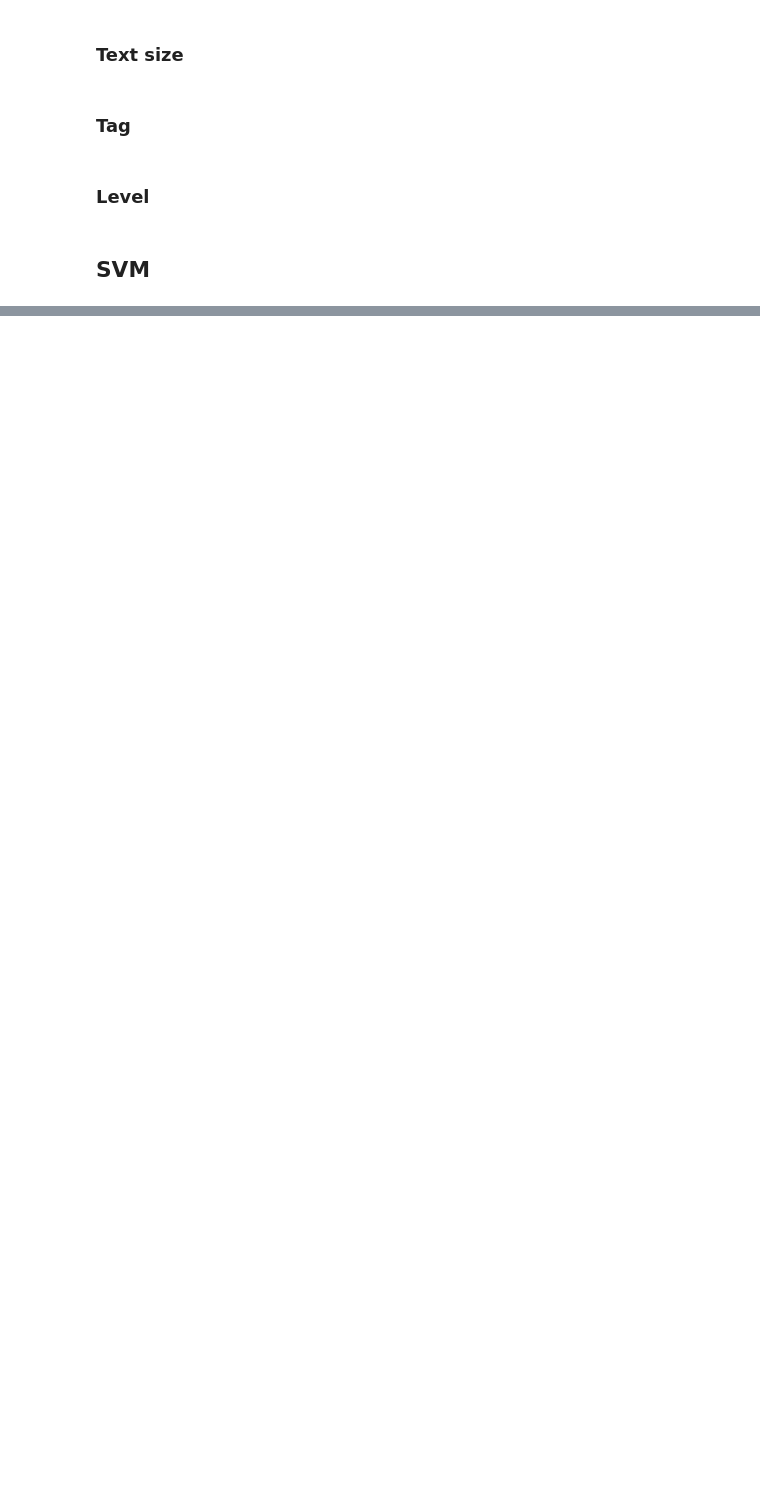
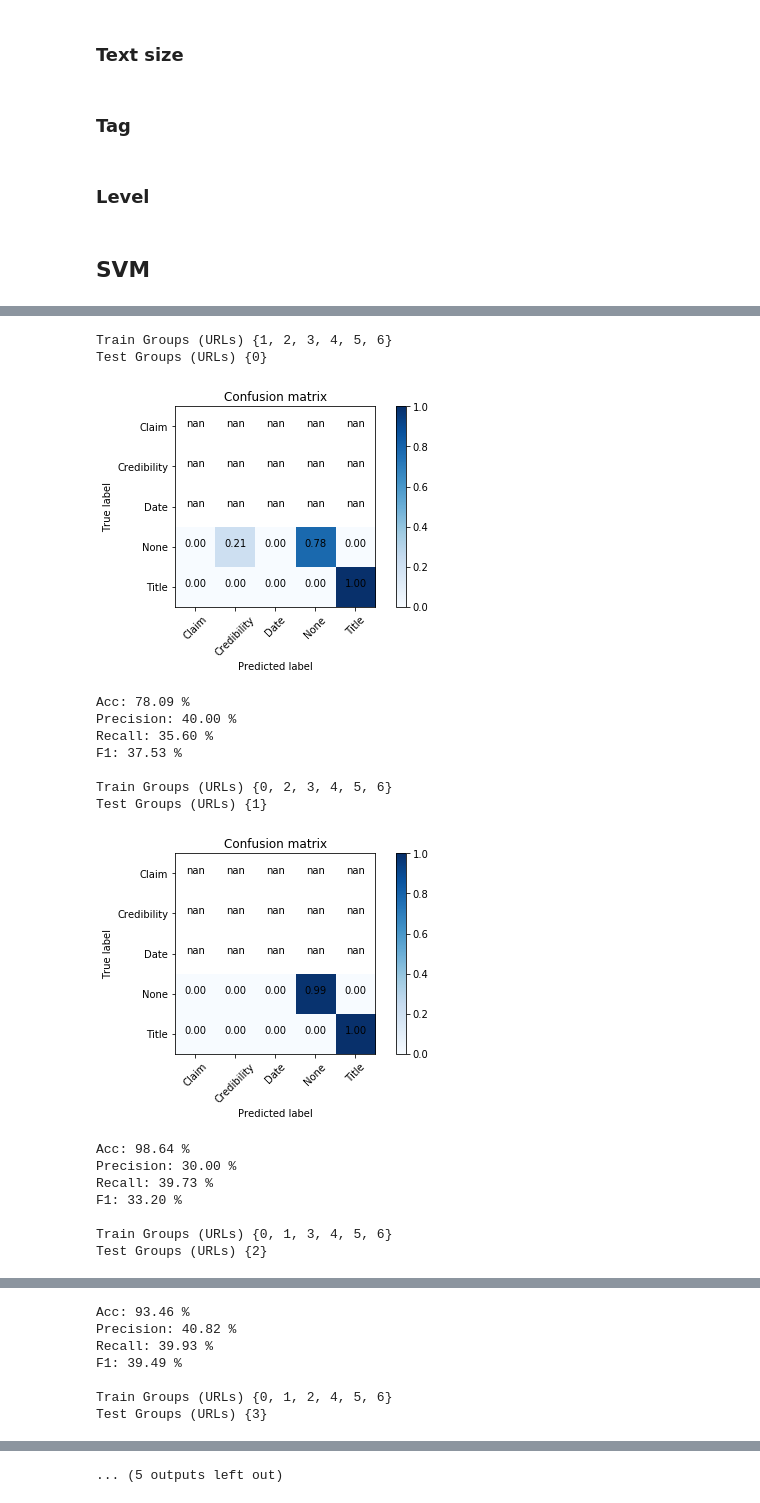
Before and after one commit to vwoloszyn/claim2features, a Jupyter notebook: final2.ipynb, the cells around one changed output, grey strips where cells are left out. Drawn from its saved outputs; the diff is of its cells as text; code cells hidden in the pictures; blank space fills up the shorter version.

```diff
--- a/final2.ipynb
+++ b/final2.ipynb
@@ -474,4 +152,0 @@ Test Groups (URLs) {5}
-# %%
-for x_, y_, g_ in zip(X,y,group):
-    if y_ == 'Credibility' and g_ != 'checkyourfact':
-        print(x_)
@@ -538,0 +470,22 @@ plot_confusion_matrix(cm, svm.classes_, normalize=True)
+# %%
+%%time
+run_test(['tag'])
+# %% [output]
+Train Groups (URLs) {1, 2, 3, 4, 5, 6}
+Test Groups (URLs) {0}
+[figure, added]
+Acc: 78.09 %
+Precision: 40.00 %
+Recall: 35.60 %
+F1: 37.53 %
+
+Train Groups (URLs) {0, 2, 3, 4, 5, 6}
+Test Groups (URLs) {1}
+[figure, added]
+Acc: 98.64 %
+Precision: 30.00 %
+Recall: 39.73 %
+F1: 33.20 %
+
+Train Groups (URLs) {0, 1, 3, 4, 5, 6}
+Test Groups (URLs) {2}
@@ -538,0 +493,7 @@ plot_confusion_matrix(cm, svm.classes_, normalize=True)
+Acc: 93.46 %
+Precision: 40.82 %
+Recall: 39.93 %
+F1: 39.49 %
+
+Train Groups (URLs) {0, 1, 2, 4, 5, 6}
+Test Groups (URLs) {3}
@@ -538,0 +517 @@ plot_confusion_matrix(cm, svm.classes_, normalize=True)
+... (5 outputs left out)
```
Also changed, not shown: parts of 51 cells of this notebook.
